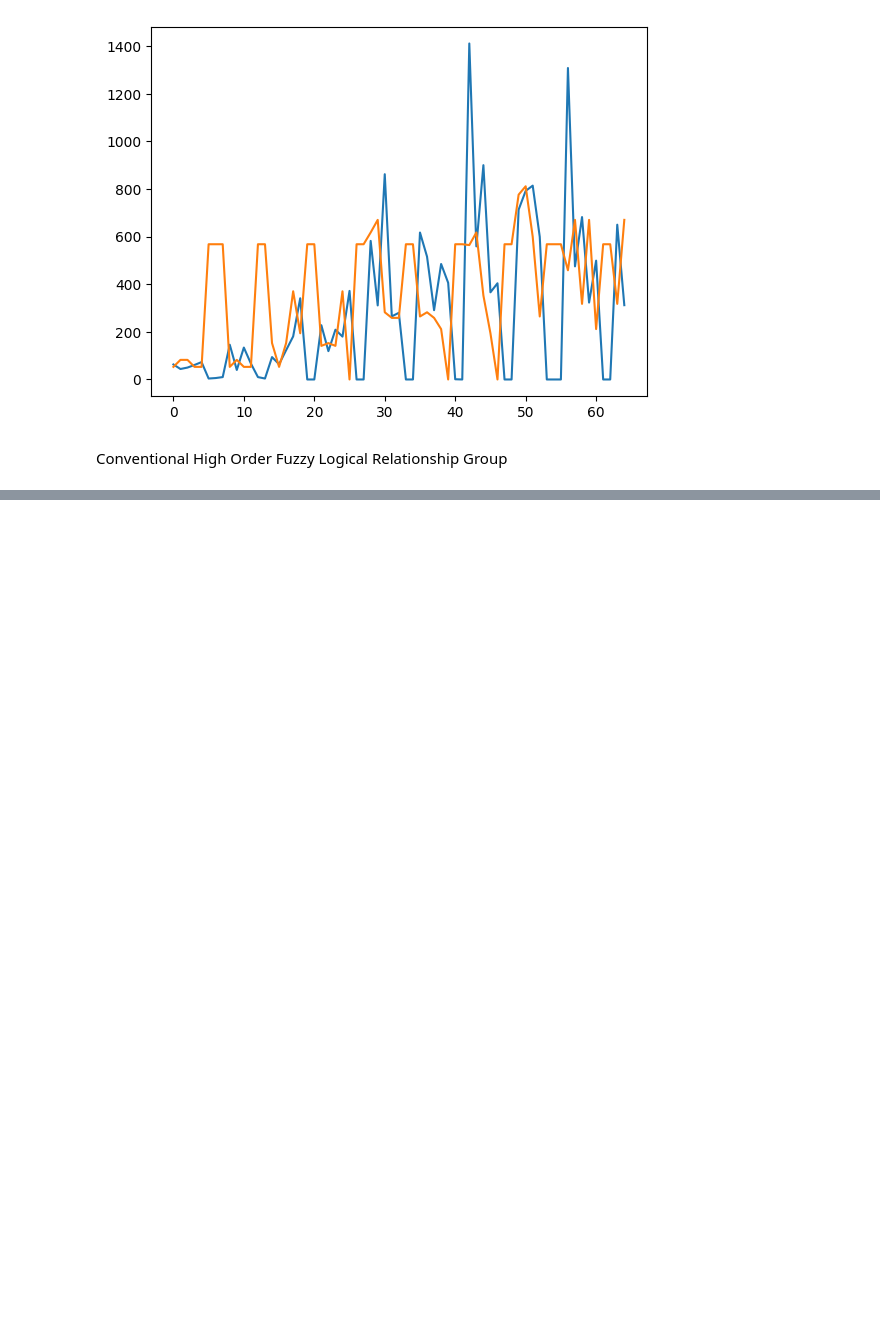
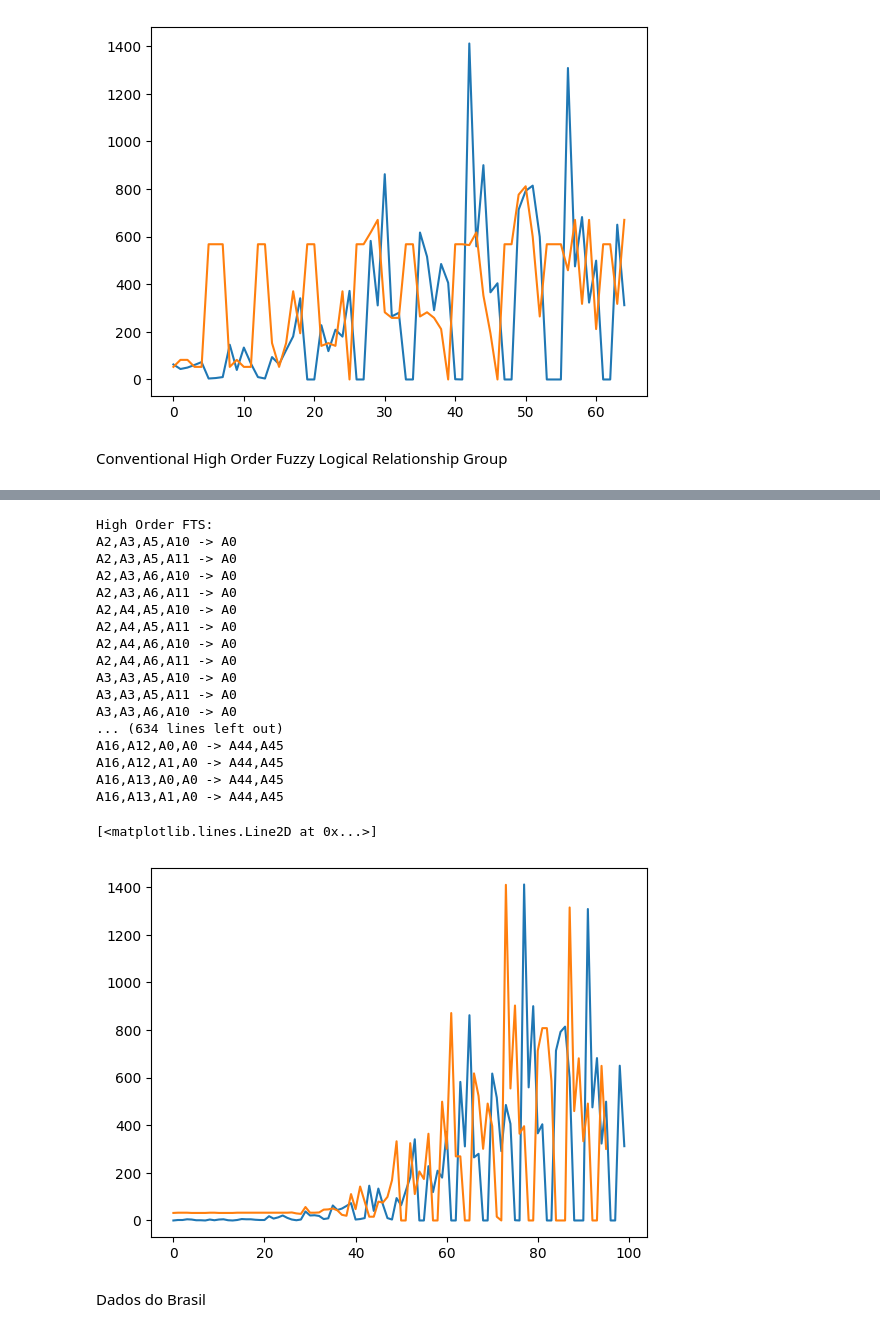
Before and after one commit to priscilaxrc/TCCUSPMonkeyPox, a Jupyter notebook: USP_21_05.ipynb, the cells around one changed output, grey strips where cells are left out. Saved outputs shown, nothing was run; the diff lists cells and outputs as text; code cells hidden in the pictures; blank space fills up the shorter version.

Commit message:
Modelo hofts

```diff
--- a/USP_21_05.ipynb
+++ b/USP_21_05.ipynb
@@ -580,0 +583,12 @@ Conventional High Order Fuzzy Logical Relationship Group
+# %%
+from pyFTS.partitioners import Grid
+
+data = datasets1['EUA']
+
+data1 = data[:100]
+
+fs = Grid.GridPartitioner(data=data1,npart=70)
+
+fig, ax = plt.subplots(nrows=1, ncols=1, figsize=[15,5])
+
+fs.plot(ax)
@@ -580,0 +597,51 @@ Conventional High Order Fuzzy Logical Relationship Group
+# %%
+from pyFTS.data import Enrollments
+from pyFTS.partitioners import Grid
+from pyFTS.models import hofts
+from pyFTS.common import Util as cUtil
+
+#train = Enrollments.get_data()
+train = data1.values
+#test = Enrollments.get_data()
+test = data1.values
+
+#Universe of Discourse Partitioner
+partitioner = Grid.GridPartitioner(data=train,npart=50)
+
+# Create an empty model using the hofts method
+model = hofts.HighOrderFTS(partitioner=partitioner,order=4)
+
+# The training procedure is performed by the method fit
+model.fit(train)
+
+#Print the model rules
+print(model)
+
+# The forecasting procedure is performed by the method predict
+forecasts = model.predict(test)
+
+#Plot
+plt.plot(test)
+plt.plot(forecasts)
+# %% [output]
+High Order FTS:
+A2,A3,A5,A10 -> A0
+A2,A3,A5,A11 -> A0
+A2,A3,A6,A10 -> A0
+A2,A3,A6,A11 -> A0
+A2,A4,A5,A10 -> A0
+A2,A4,A5,A11 -> A0
+A2,A4,A6,A10 -> A0
+A2,A4,A6,A11 -> A0
+A3,A3,A5,A10 -> A0
+A3,A3,A5,A11 -> A0
+A3,A3,A6,A10 -> A0
+... (634 lines left out)
+A16,A12,A0,A0 -> A44,A45
+A16,A12,A1,A0 -> A44,A45
+A16,A13,A0,A0 -> A44,A45
+A16,A13,A1,A0 -> A44,A45
+[<matplotlib.lines.Line2D at 0x...>]
+[figure, added]
+# %% [markdown]
+Dados do Brasil
```
Also changed, not shown: parts of 4 cells of this notebook.
